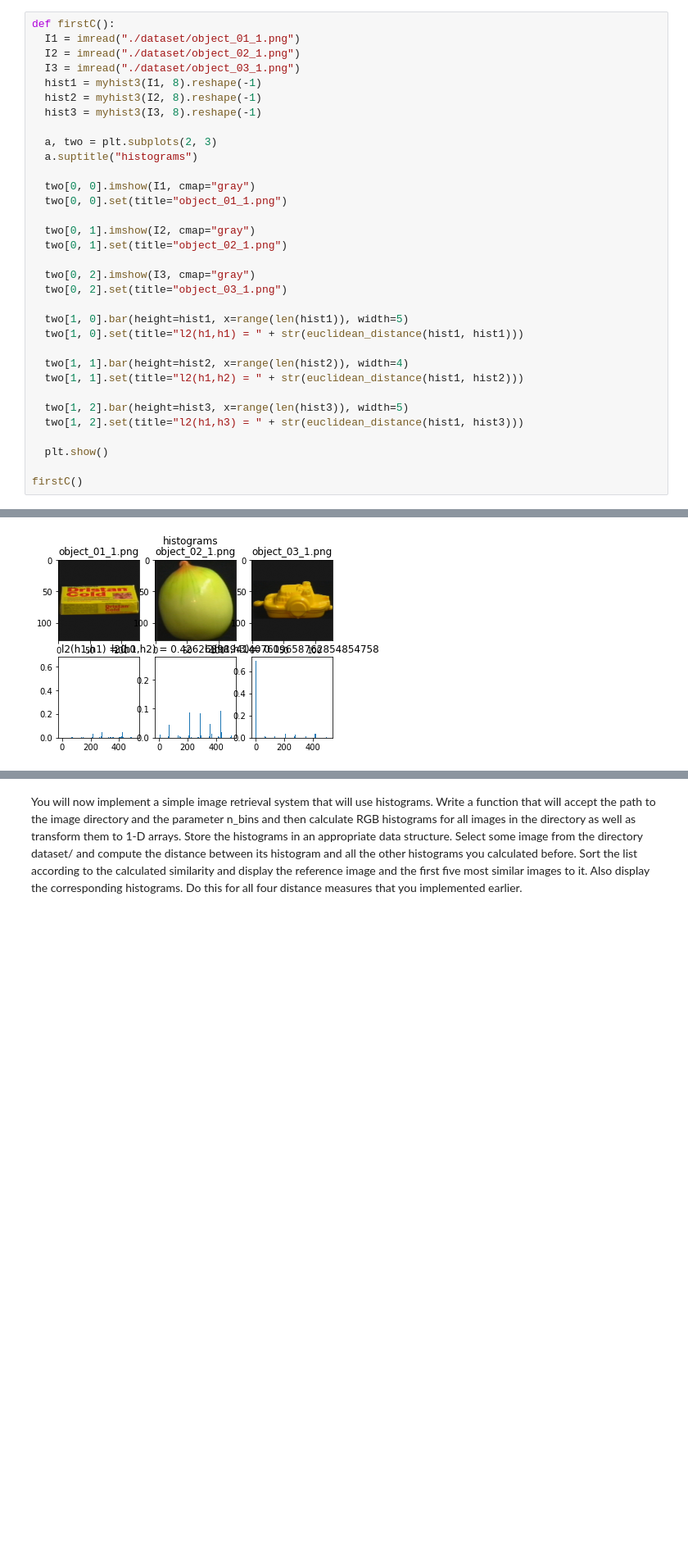
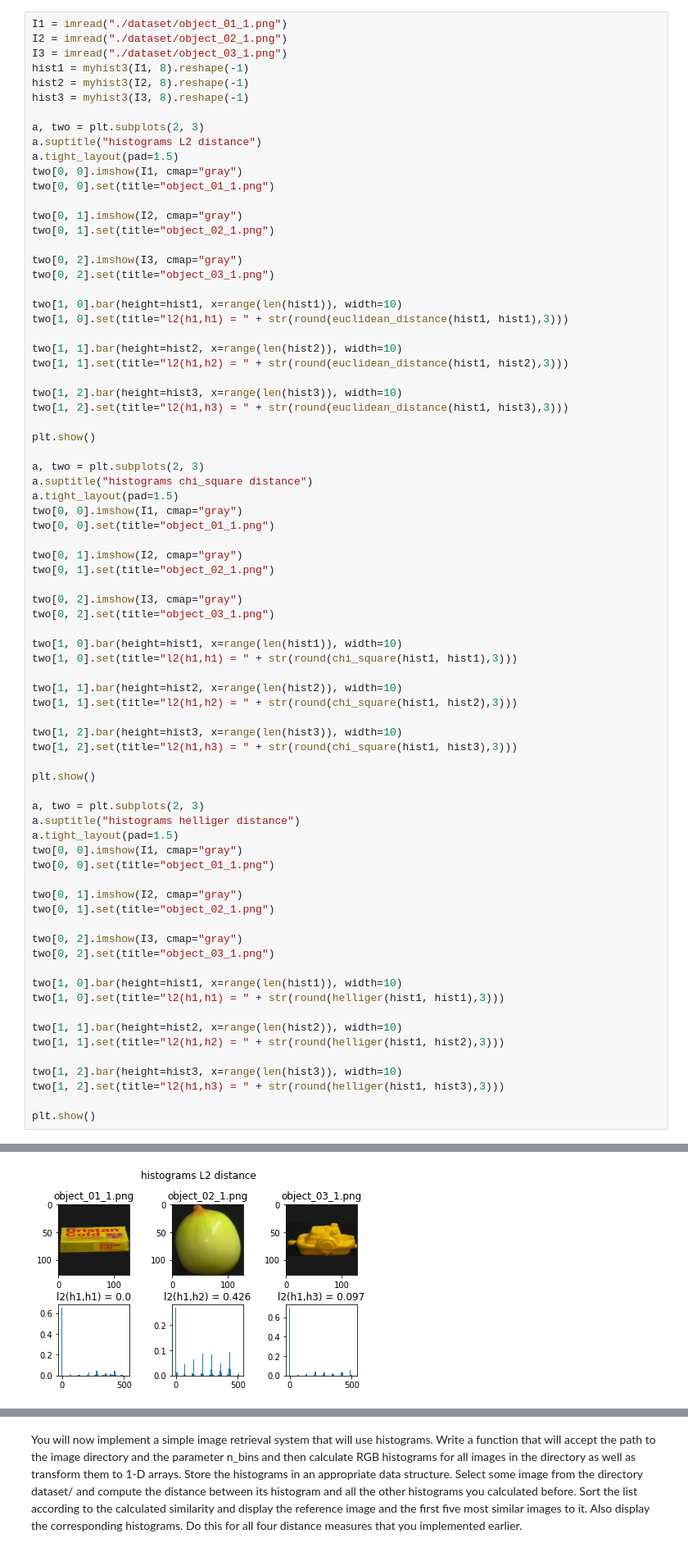
Before and after one commit to BlazBone/uz-vaje, a Jupyter notebook: assignment2/assignemnt.ipynb, the cells around one changed output, grey strips where cells are left out. Shown at 82% size. Cells and saved outputs as stored; diff of their text form; blank space fills up the shorter version.

```diff
--- a/assignment2/assignemnt.ipynb
+++ b/assignment2/assignemnt.ipynb
@@ -139,34 +124,77 @@ object 1 and 2 as well as L2 distance between histograms of objects 1 and 3.
 # %%
-def firstC():
-  I1 = imread("./dataset/object_01_1.png")
-  I2 = imread("./dataset/object_02_1.png")
-  I3 = imread("./dataset/object_03_1.png")
-  hist1 = myhist3(I1, 8).reshape(-1)
-  hist2 = myhist3(I2, 8).reshape(-1)
-  hist3 = myhist3(I3, 8).reshape(-1)
+I1 = imread("./dataset/object_01_1.png")
+I2 = imread("./dataset/object_02_1.png")
+I3 = imread("./dataset/object_03_1.png")
+hist1 = myhist3(I1, 8).reshape(-1)
+hist2 = myhist3(I2, 8).reshape(-1)
+hist3 = myhist3(I3, 8).reshape(-1)
 
-  a, two = plt.subplots(2, 3)
-  a.suptitle("histograms")
+a, two = plt.subplots(2, 3)
+a.suptitle("histograms L2 distance")
+a.tight_layout(pad=1.5)
+two[0, 0].imshow(I1, cmap="gray")
+two[0, 0].set(title="object_01_1.png")
 
-  two[0, 0].imshow(I1, cmap="gray")
-  two[0, 0].set(title="object_01_1.png")
+two[0, 1].imshow(I2, cmap="gray")
+two[0, 1].set(title="object_02_1.png")
 
-  two[0, 1].imshow(I2, cmap="gray")
-  two[0, 1].set(title="object_02_1.png")
+two[0, 2].imshow(I3, cmap="gray")
+two[0, 2].set(title="object_03_1.png")
 
-  two[0, 2].imshow(I3, cmap="gray")
-  two[0, 2].set(title="object_03_1.png")
+two[1, 0].bar(height=hist1, x=range(len(hist1)), width=10)
+two[1, 0].set(title="l2(h1,h1) = " + str(round(euclidean_distance(hist1, hist1),3)))
 
-  two[1, 0].bar(height=hist1, x=range(len(hist1)), width=5)
-  two[1, 0].set(title="l2(h1,h1) = " + str(euclidean_distance(hist1, hist1)))
+two[1, 1].bar(height=hist2, x=range(len(hist2)), width=10)
+two[1, 1].set(title="l2(h1,h2) = " + str(round(euclidean_distance(hist1, hist2),3)))
 
-  two[1, 1].bar(height=hist2, x=range(len(hist2)), width=4)
-  two[1, 1].set(title="l2(h1,h2) = " + str(euclidean_distance(hist1, hist2)))
+two[1, 2].bar(height=hist3, x=range(len(hist3)), width=10)
+two[1, 2].set(title="l2(h1,h3) = " + str(round(euclidean_distance(hist1, hist3),3)))
 
-  two[1, 2].bar(height=hist3, x=range(len(hist3)), width=5)
-  two[1, 2].set(title="l2(h1,h3) = " + str(euclidean_distance(hist1, hist3)))
+plt.show()
 
-  plt.show()
+a, two = plt.subplots(2, 3)
+a.suptitle("histograms chi_square distance")
+a.tight_layout(pad=1.5)
+two[0, 0].imshow(I1, cmap="gray")
+two[0, 0].set(title="object_01_1.png")
 
-firstC()
+two[0, 1].imshow(I2, cmap="gray")
+two[0, 1].set(title="object_02_1.png")
+
+two[0, 2].imshow(I3, cmap="gray")
+two[0, 2].set(title="object_03_1.png")
+
+two[1, 0].bar(height=hist1, x=range(len(hist1)), width=10)
+two[1, 0].set(title="l2(h1,h1) = " + str(round(chi_square(hist1, hist1),3)))
+
+two[1, 1].bar(height=hist2, x=range(len(hist2)), width=10)
+two[1, 1].set(title="l2(h1,h2) = " + str(round(chi_square(hist1, hist2),3)))
+
+two[1, 2].bar(height=hist3, x=range(len(hist3)), width=10)
+two[1, 2].set(title="l2(h1,h3) = " + str(round(chi_square(hist1, hist3),3)))
+
+plt.show()
+
+a, two = plt.subplots(2, 3)
+a.suptitle("histograms helliger distance")
+a.tight_layout(pad=1.5)
+two[0, 0].imshow(I1, cmap="gray")
+two[0, 0].set(title="object_01_1.png")
+
+two[0, 1].imshow(I2, cmap="gray")
+two[0, 1].set(title="object_02_1.png")
+
+two[0, 2].imshow(I3, cmap="gray")
+two[0, 2].set(title="object_03_1.png")
+
+two[1, 0].bar(height=hist1, x=range(len(hist1)), width=10)
+two[1, 0].set(title="l2(h1,h1) = " + str(round(helliger(hist1, hist1),3)))
+
+two[1, 1].bar(height=hist2, x=range(len(hist2)), width=10)
+two[1, 1].set(title="l2(h1,h2) = " + str(round(helliger(hist1, hist2),3)))
+
+two[1, 2].bar(height=hist3, x=range(len(hist3)), width=10)
+two[1, 2].set(title="l2(h1,h3) = " + str(round(helliger(hist1, hist3),3)))
+
+plt.show()
 # %% [output]
@@ -176 +201 @@ myhist3
-[figure, old version]
+[figure, new version]
```
Also changed, not shown: parts of 22 cells of this notebook.
